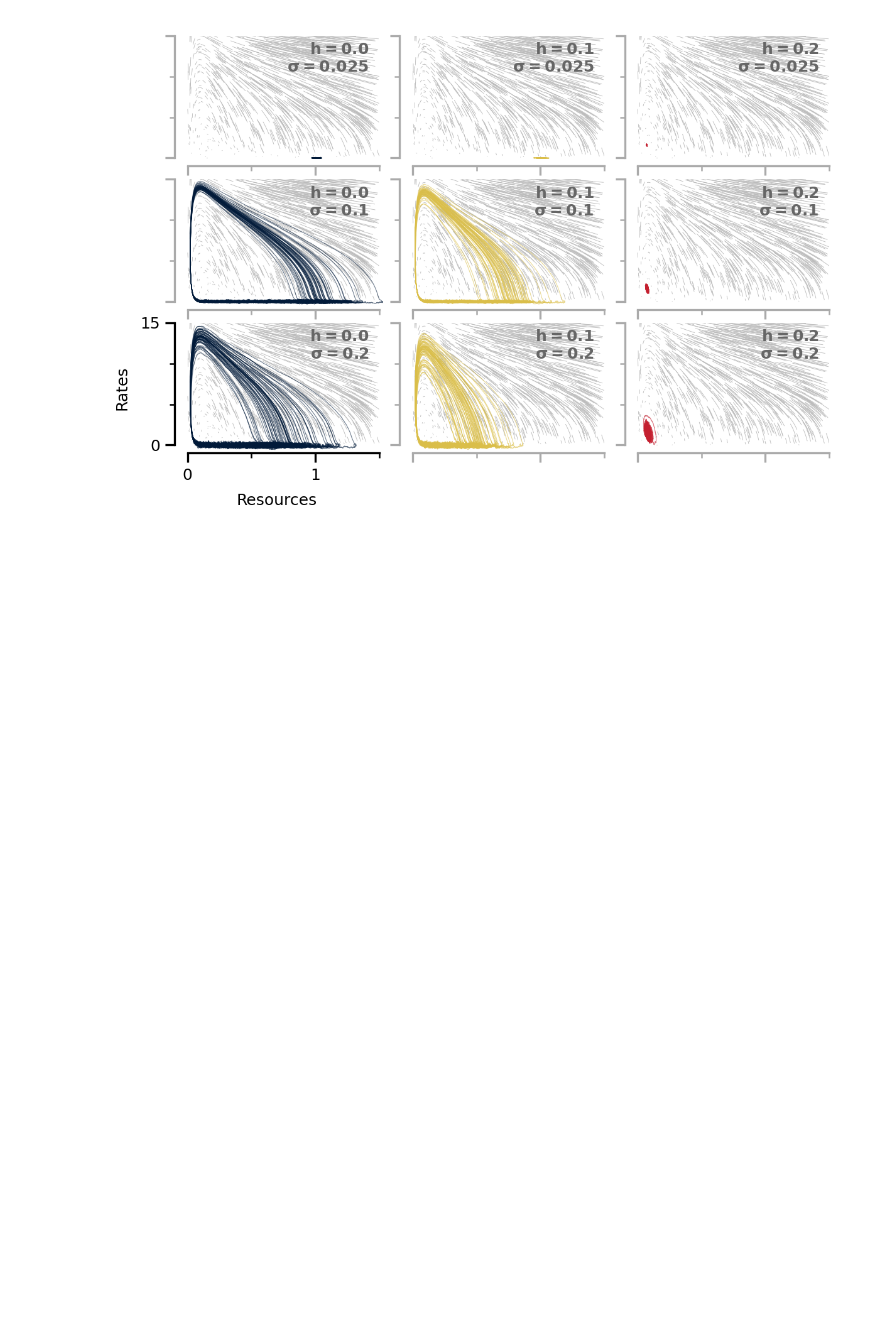
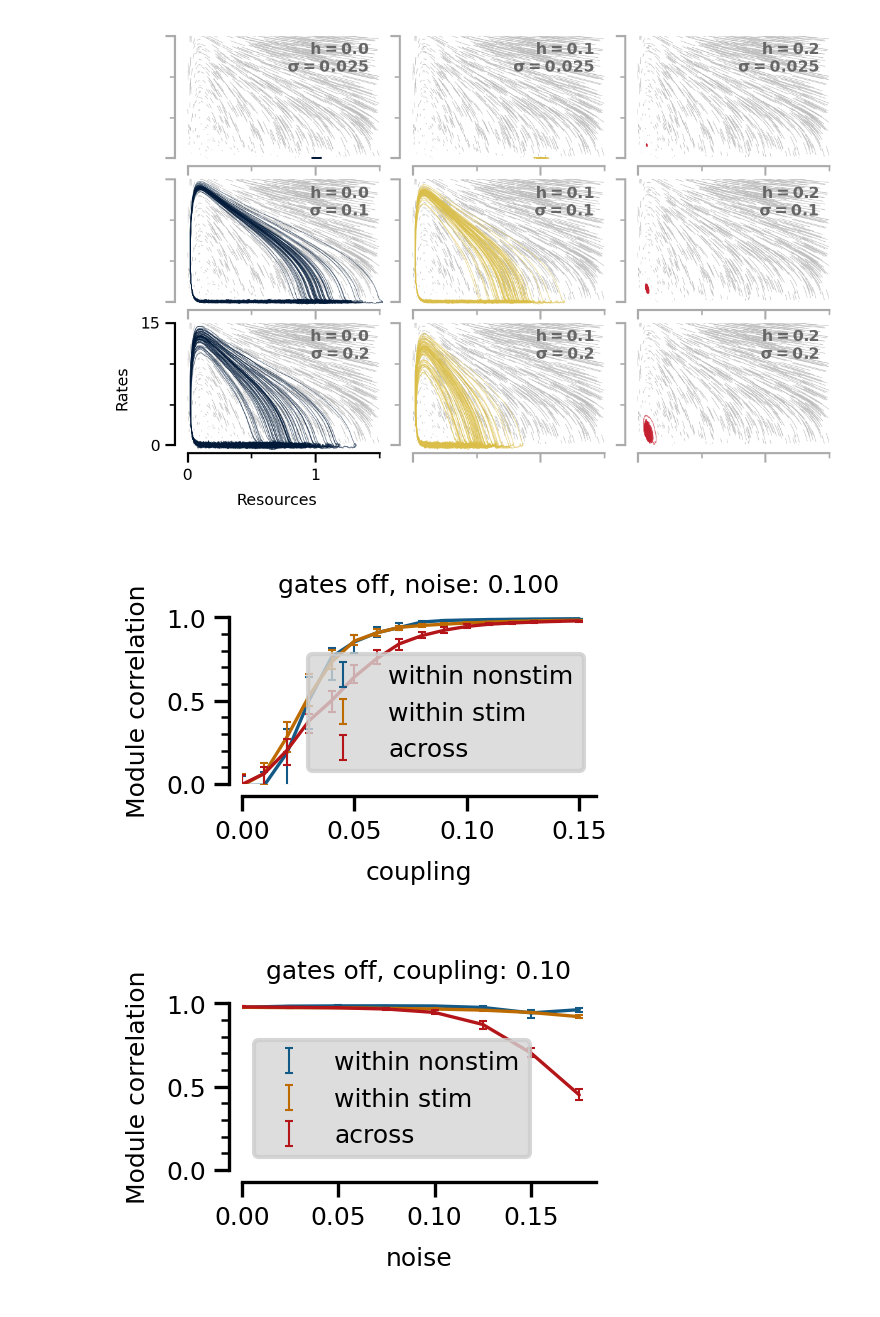
Before and after one commit to pSpitzner/stimulating_modular_cultures, a Jupyter notebook: notebooks/mesoscopic_model.ipynb, the cells around one changed output. Saved outputs shown, nothing was run; the diff lists cells and outputs as text; code cells hidden in the pictures; blank space fills up the shorter version.

```diff
--- a/notebooks/mesoscopic_model.ipynb
+++ b/notebooks/mesoscopic_model.ipynb
@@ -195,19 +195,22 @@ pp.fig_sm_meso_noise_and_input_flowfields()
 # %%
 # Observables as a function of either coupling or noise,
 # not used in the manuscript.
 
-# Note: to get the version with gates disabled, manually provide the right
+# To get the version with gates disabled, manually provide the right
 # file paths / loaded dset
 # print(pp.fig_5.__doc__)
 pp.log.setLevel("INFO")
-pp.show_legend = False
+pp.show_legend = True
 pp.show_title = True
-case = "_gates_on"
 # case = "_gates_off"
-ax = pp.fig_5_r1(
+case = "_gates_off"
+axes = pp.fig_correlation_vs_noise_and_coupling(
     dset=f"{pp.p_sim}/meso/processed/analysed{case}.hdf5",
     out_path=f"{pp.p_fo}/meso_partial{case}",
 )
 
 # ax.set_xscale("log")
 # ax.set_xlim(1e-2, 1)
+# %% [output]
+[figure, added]
+[figure, added]
```
Also changed, not shown: parts of 1 cell of this notebook, 4 other files.
